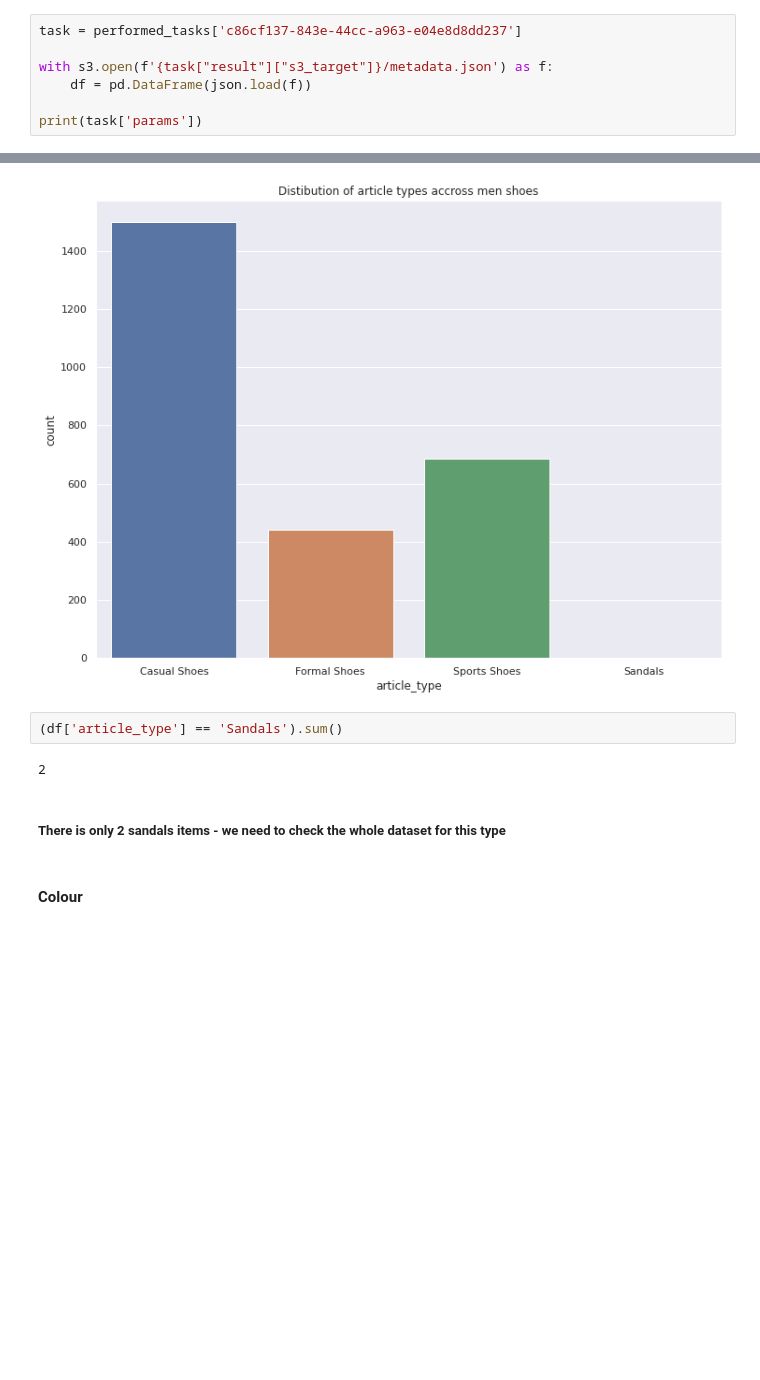
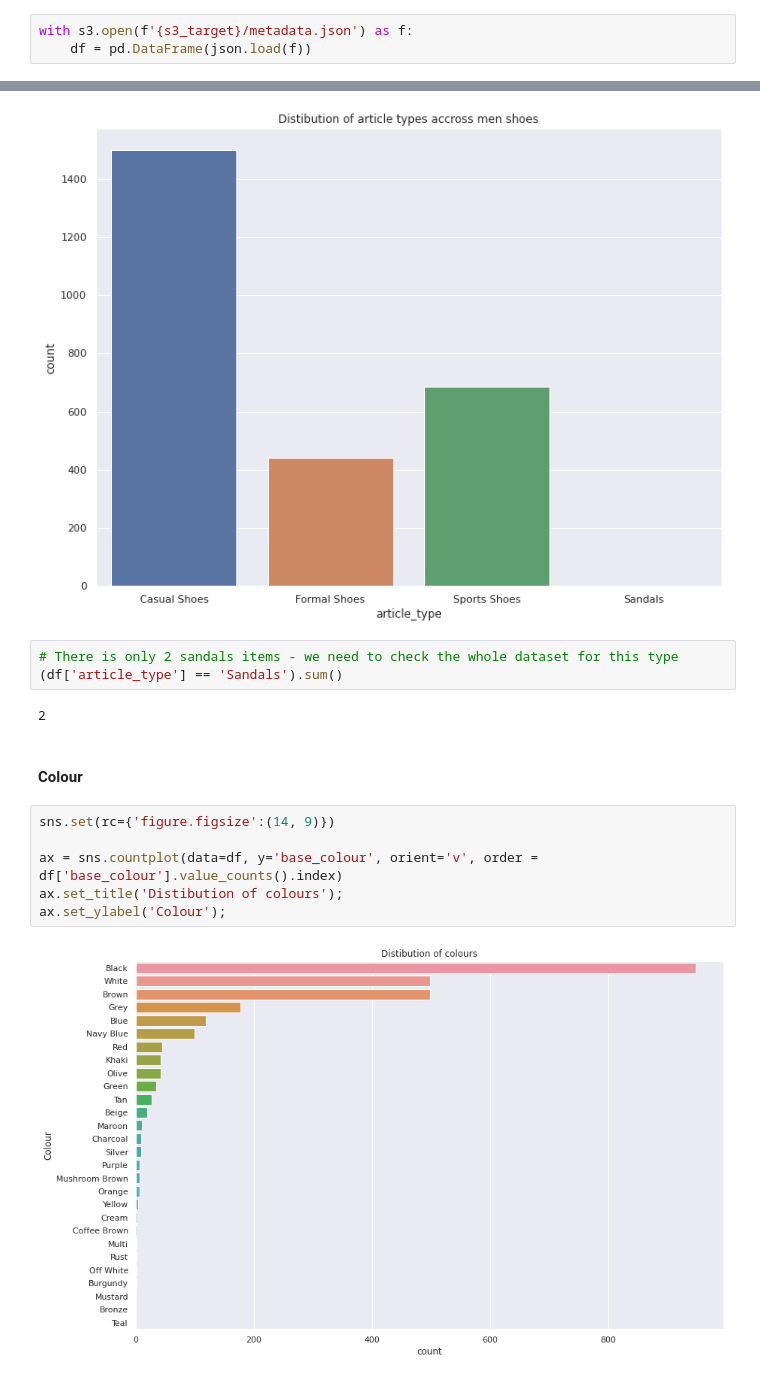
Before and after one commit to d-kavaliou/fashion-project, a Jupyter notebook: src/client/notebooks/eda.ipynb, the cells around one changed output, grey strips where cells are left out. Drawn from its saved outputs; the diff is of its cells as text; blank space fills up the shorter version.

```diff
--- a/src/client/notebooks/eda.ipynb
+++ b/src/client/notebooks/eda.ipynb
@@ -110,9 +113,5 @@ draw_images(sample_metadata_2, f'{s3_sample_winter_season}/images')
 # %% [markdown]
 ### Analysis and visualization
 # %%
-task = performed_tasks['c86cf137-843e-44cc-a963-e04e8d8dd237']
-
-with s3.open(f'{task["result"]["s3_target"]}/metadata.json') as f:
+with s3.open(f'{s3_target}/metadata.json') as f:
     df = pd.DataFrame(json.load(f))
-
-print(task['params'])
@@ -145,10 +142,17 @@ ax.set_title('Distibution of article types accross men shoes');
 # %% [output]
 [figure]
 # %%
+# There is only 2 sandals items - we need to check the whole dataset for this type
 (df['article_type'] == 'Sandals').sum()
 # %% [output]
 2
-# %% [markdown]
-##### There is only 2 sandals items - we need to check the whole dataset for this type
 # %% [markdown]
 #### Colour
+# %%
+sns.set(rc={'figure.figsize':(14, 9)})
+
+ax = sns.countplot(data=df, y='base_colour', orient='v', order = df['base_colour'].value_counts().index)
+ax.set_title('Distibution of colours');
+ax.set_ylabel('Colour');
+# %% [output]
+[figure, added]
```
Also changed, not shown: parts of 12 cells of this notebook.
